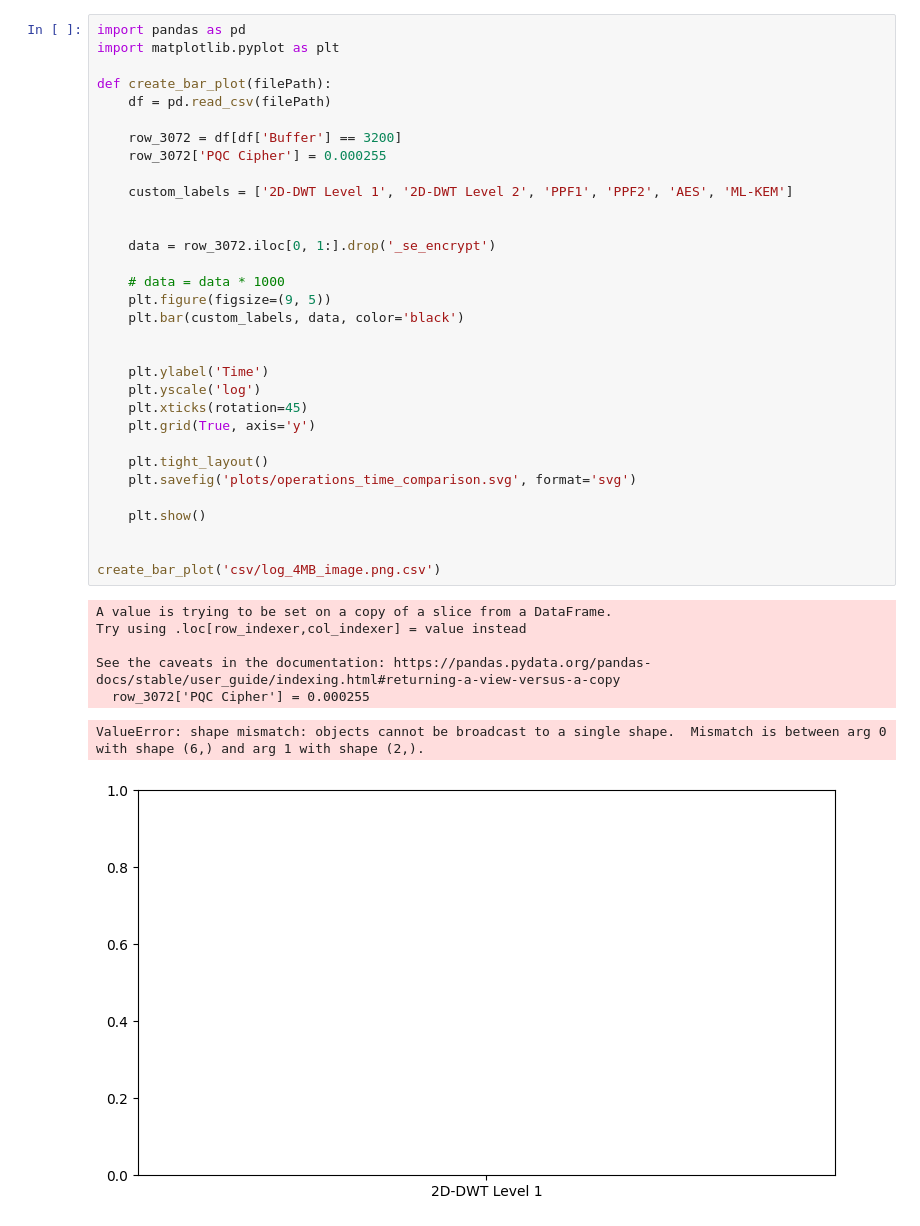
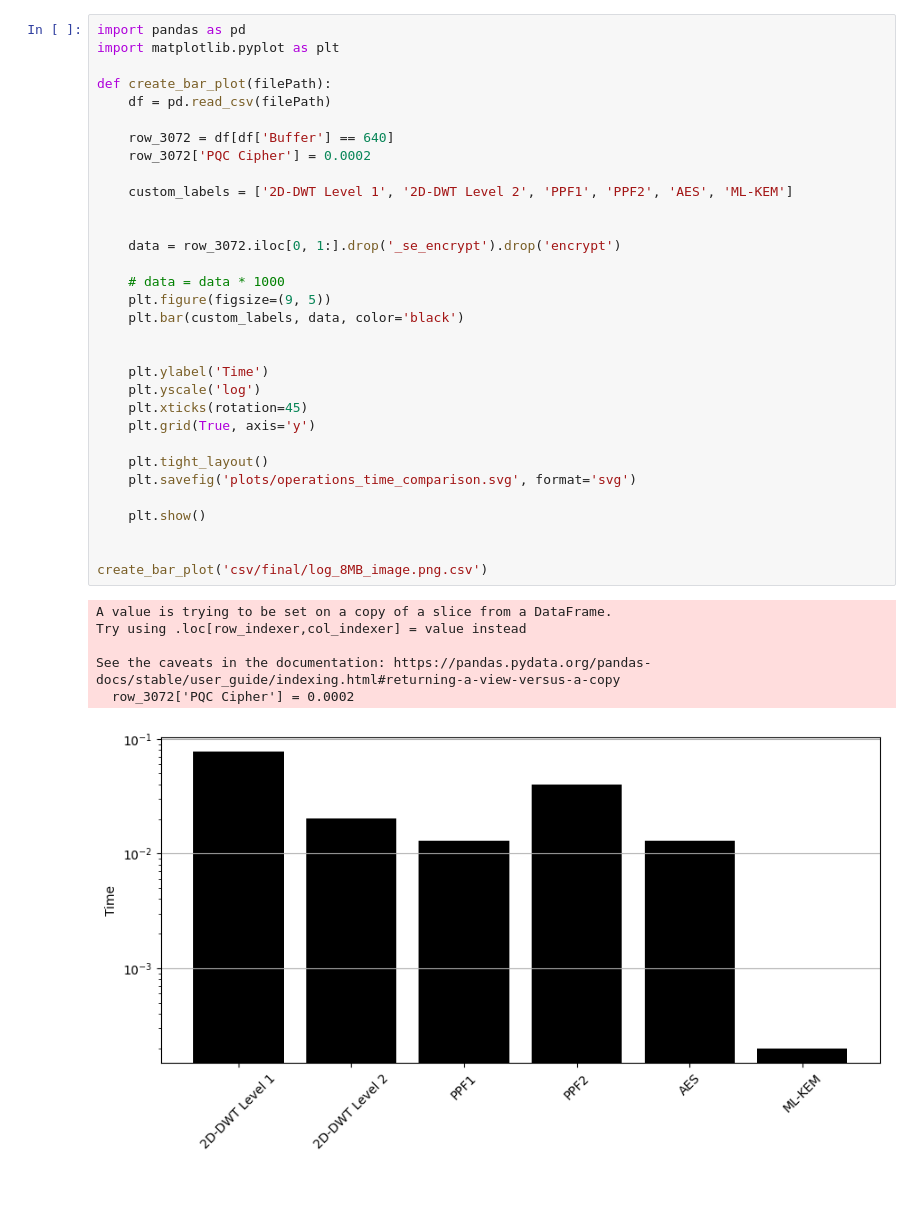
Before and after one commit to Patriot-Lab/ProjectSE, a Jupyter notebook: BufferSizeOptimization.ipynb, the cells around one changed output. Saved outputs shown, nothing was run; the diff lists cells and outputs as text; blank space fills up the shorter version.

```diff
--- a/BufferSizeOptimization.ipynb
+++ b/BufferSizeOptimization.ipynb
@@ -87,37 +88,36 @@ import matplotlib.pyplot as plt
 
 def create_bar_plot(filePath):
     df = pd.read_csv(filePath)
 
-    row_3072 = df[df['Buffer'] == 3200]
-    row_3072['PQC Cipher'] = 0.000255
+    row_3072 = df[df['Buffer'] == 640]
+    row_3072['PQC Cipher'] = 0.0002
 
     custom_labels = ['2D-DWT Level 1', '2D-DWT Level 2', 'PPF1', 'PPF2', 'AES', 'ML-KEM']
 
 
-    data = row_3072.iloc[0, 1:].drop('_se_encrypt')
+    data = row_3072.iloc[0, 1:].drop('_se_encrypt').drop('encrypt')
 
     # data = data * 1000
     plt.figure(figsize=(9, 5))
     plt.bar(custom_labels, data, color='black')
 
 
     plt.ylabel('Time')
     plt.yscale('log')
     plt.xticks(rotation=45)
     plt.grid(True, axis='y')
 
     plt.tight_layout()
     plt.savefig('plots/operations_time_comparison.svg', format='svg')
 
     plt.show()
 
 
-create_bar_plot('csv/log_4MB_image.png.csv')
+create_bar_plot('csv/final/log_8MB_image.png.csv')
 # %% [output]
 A value is trying to be set on a copy of a slice from a DataFrame.
 Try using .loc[row_indexer,col_indexer] = value instead
 
 See the caveats in the documentation: https://pandas.pydata.org/pandas-docs/stable/user_guide/indexing.html#returning-a-view-versus-a-copy
-  row_3072['PQC Cipher'] = 0.000255
+  row_3072['PQC Cipher'] = 0.0002
-ValueError: shape mismatch: objects cannot be broadcast to a single shape.  Mismatch is between arg 0 with shape (6,) and arg 1 with shape (2,).
-[figure, old version]
+[figure, new version]
```
Also changed, not shown: parts of 3 cells of this notebook, 27 other files.
